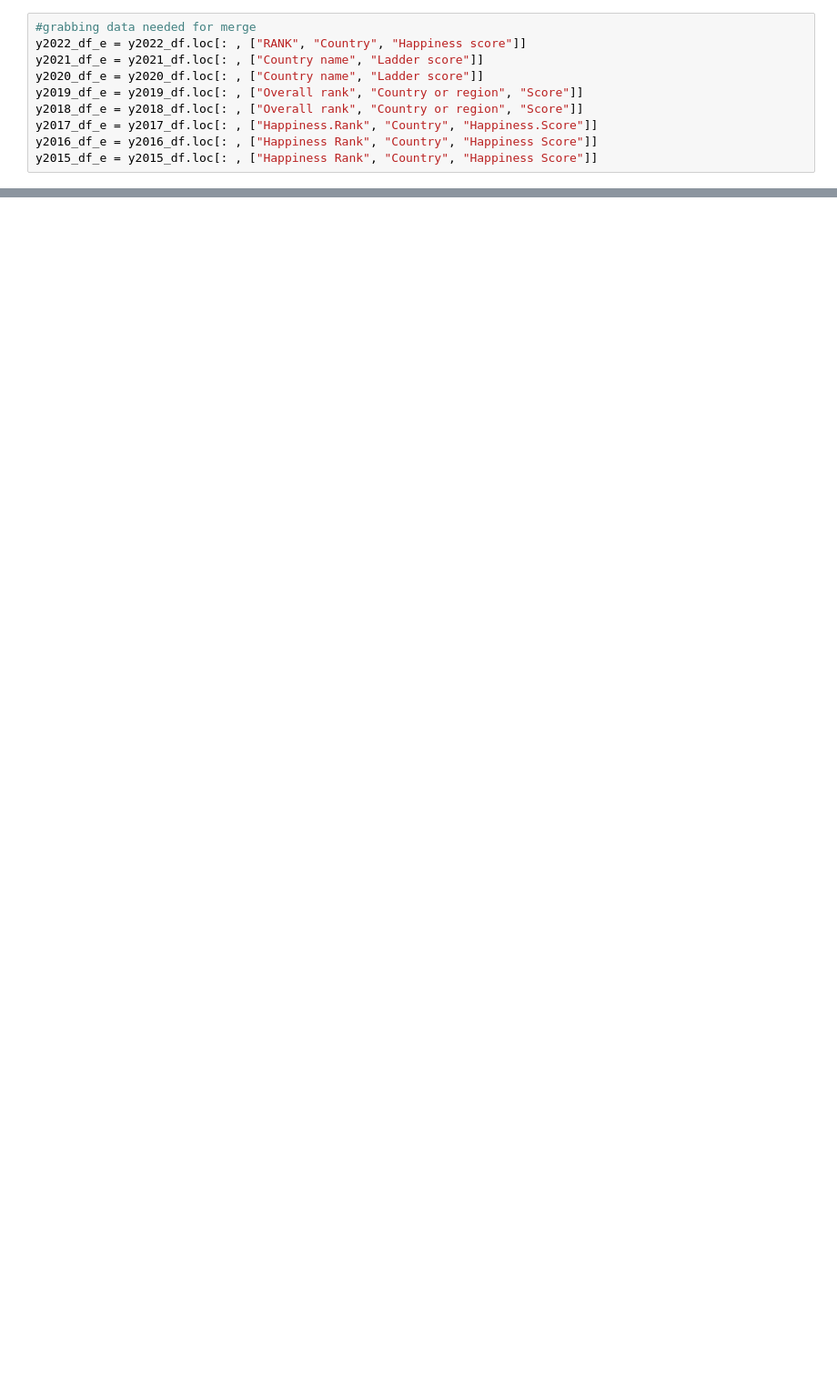
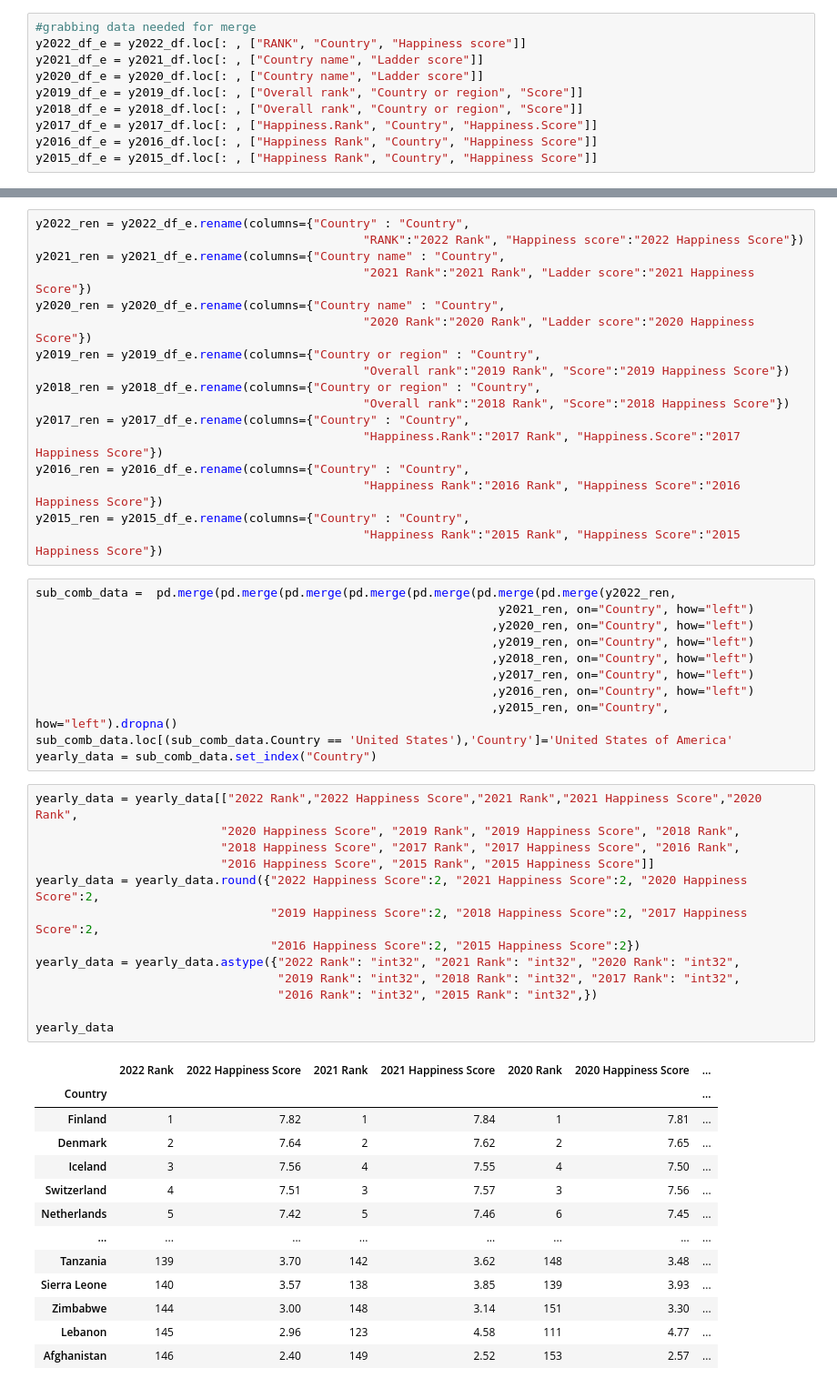
Before and after one commit to CBPher24/Exploring-World-Happiness, a Jupyter notebook: MainWork/merging_multiple_years.ipynb, the cells around one changed output, grey strips where cells are left out. Shown at 91% size. Drawn from its saved outputs; the diff is of its cells as text; blank space fills up the shorter version.

Commit message:
combining yearly data and output csv

```diff
--- a/MainWork/merging_multiple_years.ipynb
+++ b/MainWork/merging_multiple_years.ipynb
@@ -70,0 +108,55 @@ y2021_df_e
+# %%
+y2022_ren = y2022_df_e.rename(columns={"Country" : "Country",
+                                              "RANK":"2022 Rank", "Happiness score":"2022 Happiness Score"})
+y2021_ren = y2021_df_e.rename(columns={"Country name" : "Country",
+                                              "2021 Rank":"2021 Rank", "Ladder score":"2021 Happiness Score"})
+y2020_ren = y2020_df_e.rename(columns={"Country name" : "Country",
+                                              "2020 Rank":"2020 Rank", "Ladder score":"2020 Happiness Score"})
+y2019_ren = y2019_df_e.rename(columns={"Country or region" : "Country",
+                                              "Overall rank":"2019 Rank", "Score":"2019 Happiness Score"})
+y2018_ren = y2018_df_e.rename(columns={"Country or region" : "Country",
+                                              "Overall rank":"2018 Rank", "Score":"2018 Happiness Score"})
+y2017_ren = y2017_df_e.rename(columns={"Country" : "Country",
+                                              "Happiness.Rank":"2017 Rank", "Happiness.Score":"2017 Happiness Score"})
+y2016_ren = y2016_df_e.rename(columns={"Country" : "Country",
+                                              "Happiness Rank":"2016 Rank", "Happiness Score":"2016 Happiness Score"})
+y2015_ren = y2015_df_e.rename(columns={"Country" : "Country",
+                                              "Happiness Rank":"2015 Rank", "Happiness Score":"2015 Happiness Score"})
+# %%
+sub_comb_data =  pd.merge(pd.merge(pd.merge(pd.merge(pd.merge(pd.merge(pd.merge(y2022_ren,
+                                                                 y2021_ren, on="Country", how="left")
+                                                                ,y2020_ren, on="Country", how="left")
+                                                                ,y2019_ren, on="Country", how="left")
+                                                                ,y2018_ren, on="Country", how="left")
+                                                                ,y2017_ren, on="Country", how="left")
+                                                                ,y2016_ren, on="Country", how="left")
+                                                                ,y2015_ren, on="Country", how="left").dropna()
+sub_comb_data.loc[(sub_comb_data.Country == 'United States'),'Country']='United States of America'
+yearly_data = sub_comb_data.set_index("Country")
+# %%
+yearly_data = yearly_data[["2022 Rank","2022 Happiness Score","2021 Rank","2021 Happiness Score","2020 Rank",
+                          "2020 Happiness Score", "2019 Rank", "2019 Happiness Score", "2018 Rank",
+                          "2018 Happiness Score", "2017 Rank", "2017 Happiness Score", "2016 Rank",
+                          "2016 Happiness Score", "2015 Rank", "2015 Happiness Score"]]
+yearly_data = yearly_data.round({"2022 Happiness Score":2, "2021 Happiness Score":2, "2020 Happiness Score":2,
+                                 "2019 Happiness Score":2, "2018 Happiness Score":2, "2017 Happiness Score":2,
+                                 "2016 Happiness Score":2, "2015 Happiness Score":2})
+yearly_data = yearly_data.astype({"2022 Rank": "int32", "2021 Rank": "int32", "2020 Rank": "int32",
+                                  "2019 Rank": "int32", "2018 Rank": "int32", "2017 Rank": "int32",
+                                  "2016 Rank": "int32", "2015 Rank": "int32",})
+
+yearly_data
+# %% [output]
+|  | 2022 Rank | 2022 Happiness Score | 2021 Rank | 2021 Happiness Score | 2020 Rank | 2020 Happiness Score | ... |
+| Country |  |  |  |  |  |  | ... |
+| Finland | 1 | 7.82 | 1 | 7.84 | 1 | 7.81 | ... |
+| Denmark | 2 | 7.64 | 2 | 7.62 | 2 | 7.65 | ... |
+| Iceland | 3 | 7.56 | 4 | 7.55 | 4 | 7.50 | ... |
+| Switzerland | 4 | 7.51 | 3 | 7.57 | 3 | 7.56 | ... |
+| Netherlands | 5 | 7.42 | 5 | 7.46 | 6 | 7.45 | ... |
+| ... | ... | ... | ... | ... | ... | ... | ... |
+| Tanzania | 139 | 3.70 | 142 | 3.62 | 148 | 3.48 | ... |
+| Sierra Leone | 140 | 3.57 | 138 | 3.85 | 139 | 3.93 | ... |
+| Zimbabwe | 144 | 3.00 | 148 | 3.14 | 151 | 3.30 | ... |
+| Lebanon | 145 | 2.96 | 123 | 4.58 | 111 | 4.77 | ... |
+| Afghanistan | 146 | 2.40 | 149 | 2.52 | 153 | 2.57 | ... |
```
Also changed, not shown: parts of 13 cells of this notebook, 1 other file.
